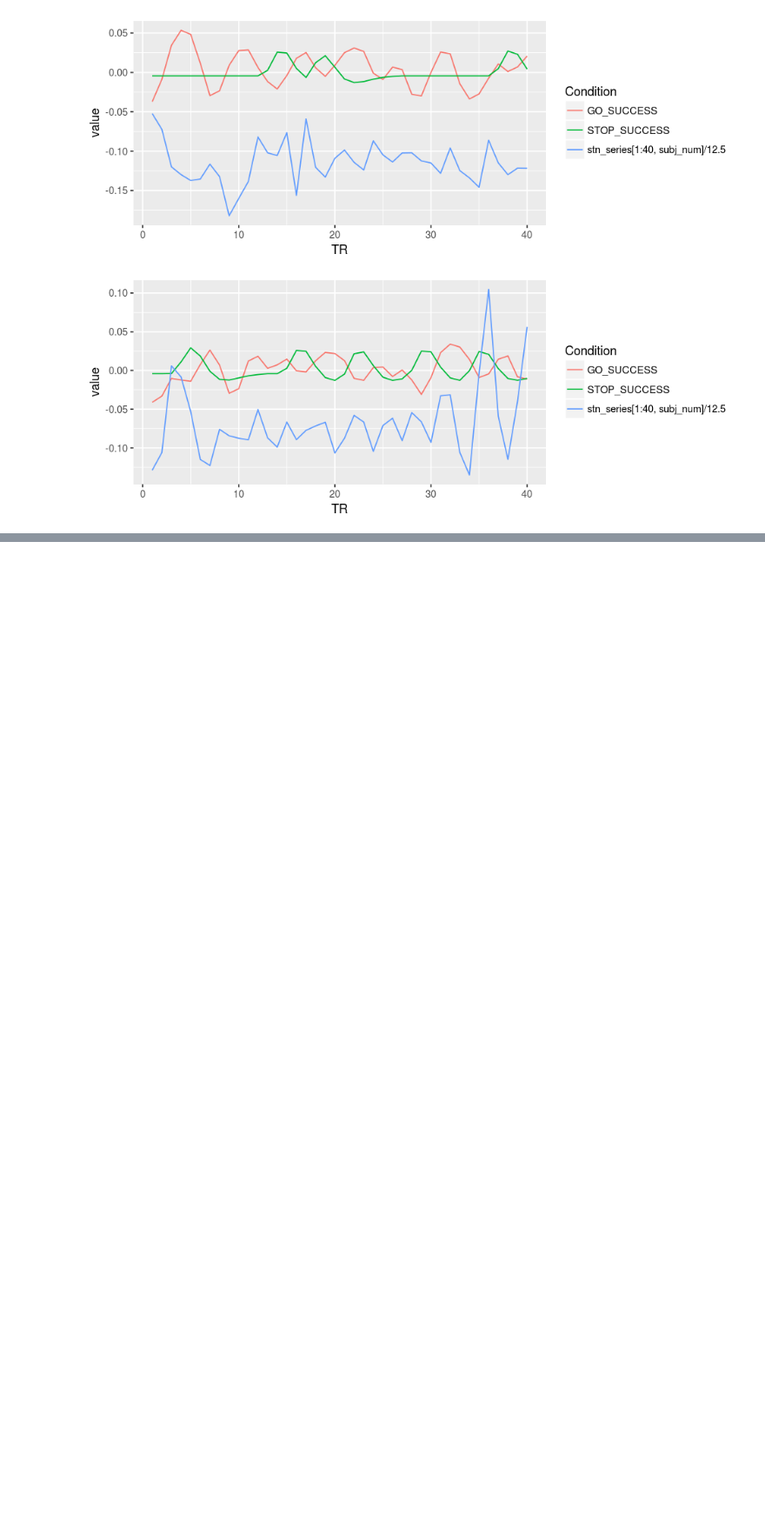
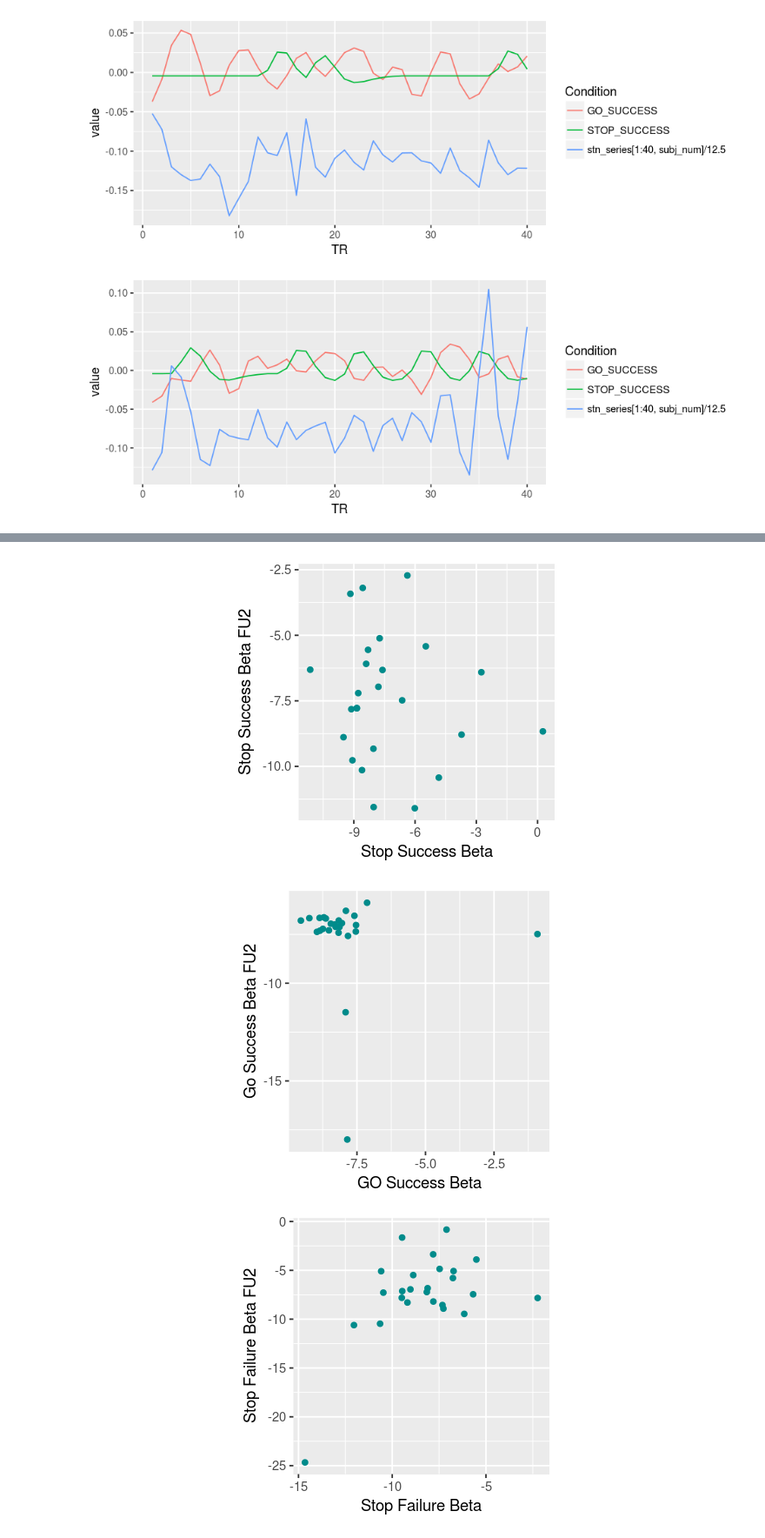
Before and after one commit to DanielNScott/imagen, a Jupyter notebook: STN_fMRI_GLM.ipynb, the cells around one changed output, grey strips where cells are left out. Shown: that part at 87% size. Saved outputs shown, nothing was run; the diff lists cells and outputs as text; code cells hidden in the pictures; blank space fills up the shorter version.

```diff
--- a/STN_fMRI_GLM.ipynb
+++ b/STN_fMRI_GLM.ipynb
@@ -285,0 +290,20 @@ contr %*% betas[2:10]
+# %%
+betas_BLFU <- array(dim=c(198,8))
+contrasts_BLFU <- array(dim=c(198,2))
+
+cols <- c('design_matGO_SUCCESS','design_matSTOP_SUCCESS','design_matSTOP_FAILURE','design_matGO_TOO_LATE')
+fus_lost <- 0
+for (subj_num in 1:50) {
+    if (subj_num %in% subs_lost) {
+        fus_lost <- fus_lost + 1
+        next
+    }
+    betas_BLFU[subj_num,1:4] <- lm_list[[subj_num]]$lm$coefficients[cols]
+    betas_BLFU[subj_num,5:8] <- lm_list_fu2[[subj_num-fus_lost]]$lm$coefficients[cols]
+
+    # Contrast go conds with stop conds ignoring 'failures'
+    #contr <- as.vector(c(-1, 0.5, 0.5))
+    #contrasts[subj_num,1] <- contr %*% as.vector(betas[subj_num,1:3])
+}
+betas_BLFU <- data.frame(betas_BLFU)
+colnames(betas_BLFU) <- c('GO_SUCCESS','STOP_SUCCESS','STOP_FAILURE','GO_TOO_LATE','GO_SUCCESS_FU2','STOP_SUCCESS_FU2','STOP_FAILURE_FU2','GO_TOO_LATE_FU2')
@@ -285,0 +330,15 @@ contr %*% betas[2:10]
+# %%
+options(repr.plot.width=6, repr.plot.height=3)
+
+dmelt <- melt(betas_BLFU[c('STOP_SUCCESS', 'STOP_SUCCESS_FU2')], id.vars = 'STOP_SUCCESS', na.rm=TRUE)
+ggplot(dmelt, aes(STOP_SUCCESS, value)) + geom_point(colour='dark cyan') + scale_y_continuous('Stop Success Beta FU2') + scale_x_continuous('Stop Success Beta') + theme(aspect.ratio = 1)
+
+dmelt <- melt(betas_BLFU[c('GO_SUCCESS', 'GO_SUCCESS_FU2')], id.vars = 'GO_SUCCESS', na.rm=TRUE)
+ggplot(dmelt, aes(GO_SUCCESS, value)) + geom_point(colour='dark cyan') + scale_x_continuous('GO Success Beta') + scale_y_continuous('Go Success Beta FU2') + theme(aspect.ratio = 1)
+
+dmelt <- melt(betas_BLFU[c('STOP_FAILURE', 'STOP_FAILURE_FU2')], id.vars = 'STOP_FAILURE', na.rm=TRUE)
+ggplot(dmelt, aes(STOP_FAILURE, value)) + geom_point(colour='dark cyan') + scale_x_continuous('Stop Failure Beta') + scale_y_continuous('Stop Failure Beta FU2') + theme(aspect.ratio = 1)
+# %% [output]
+[figure, added]
+[figure, added]
+[figure, added]
```
Also changed, not shown: parts of 13 cells of this notebook, 7 other files.
